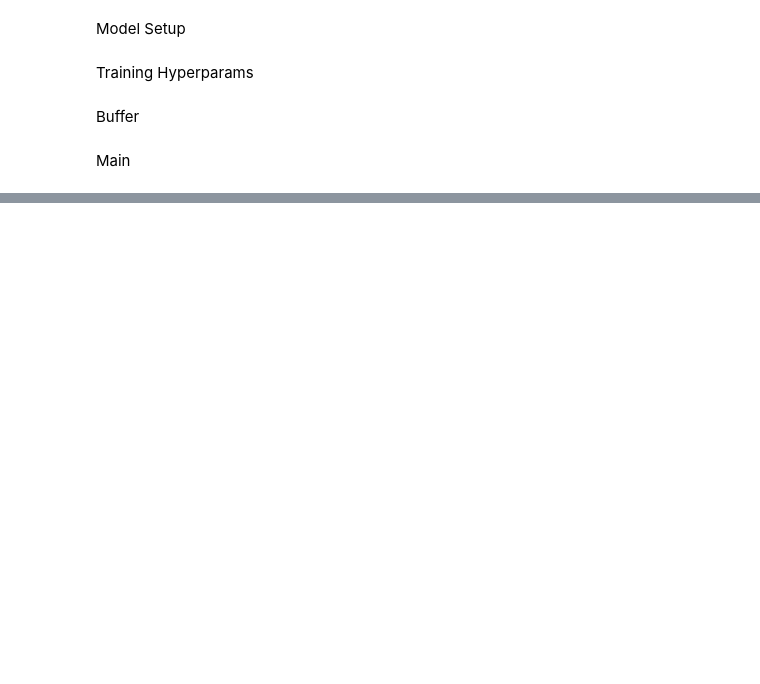
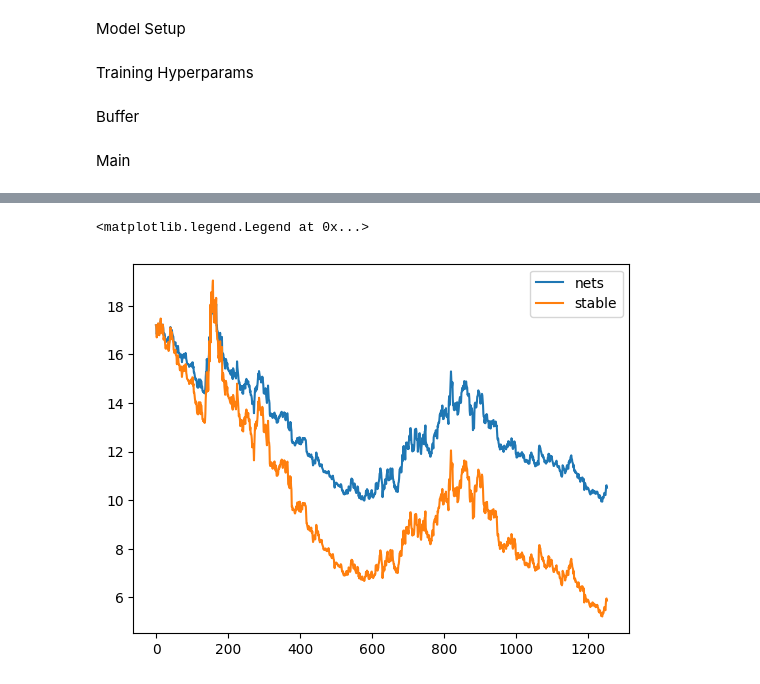
Before and after one commit to MDBowen/StockPred, a Jupyter notebook: Reinfocement_Learning/ddpg.ipynb, the cells around one changed output, grey strips where cells are left out. Cells and saved outputs as stored; diff of their text form; code cells hidden in the pictures; blank space fills up the shorter version.

```diff
--- a/Reinfocement_Learning/ddpg.ipynb
+++ b/Reinfocement_Learning/ddpg.ipynb
@@ -432,0 +482,8 @@ plt.show()
+# %%
+plt.plot(net/prices, label = 'nets')
+plt.plot(net[0]/prices, label = 'stable')
+
+plt.legend()
+# %% [output]
+<matplotlib.legend.Legend at 0x...>
+[figure, added]
```
Also changed, not shown: parts of 11 cells of this notebook, 1 other file.
